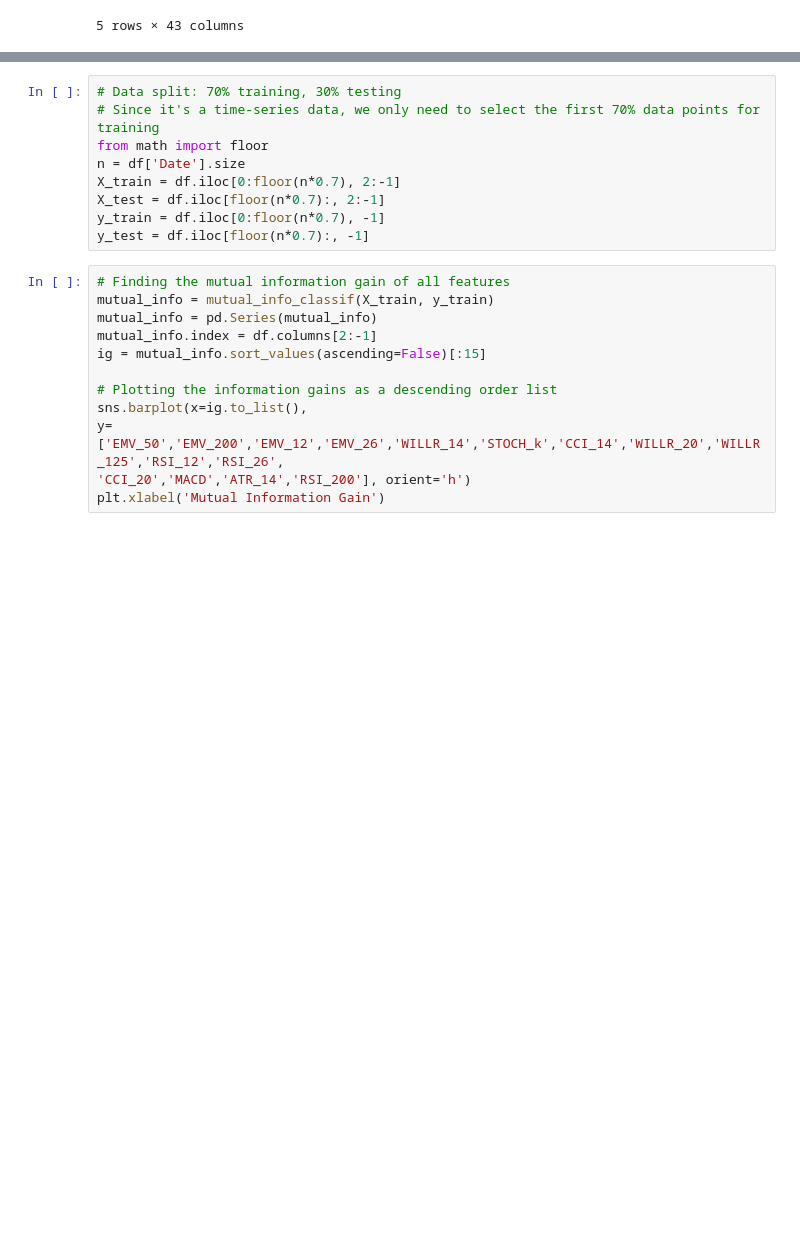
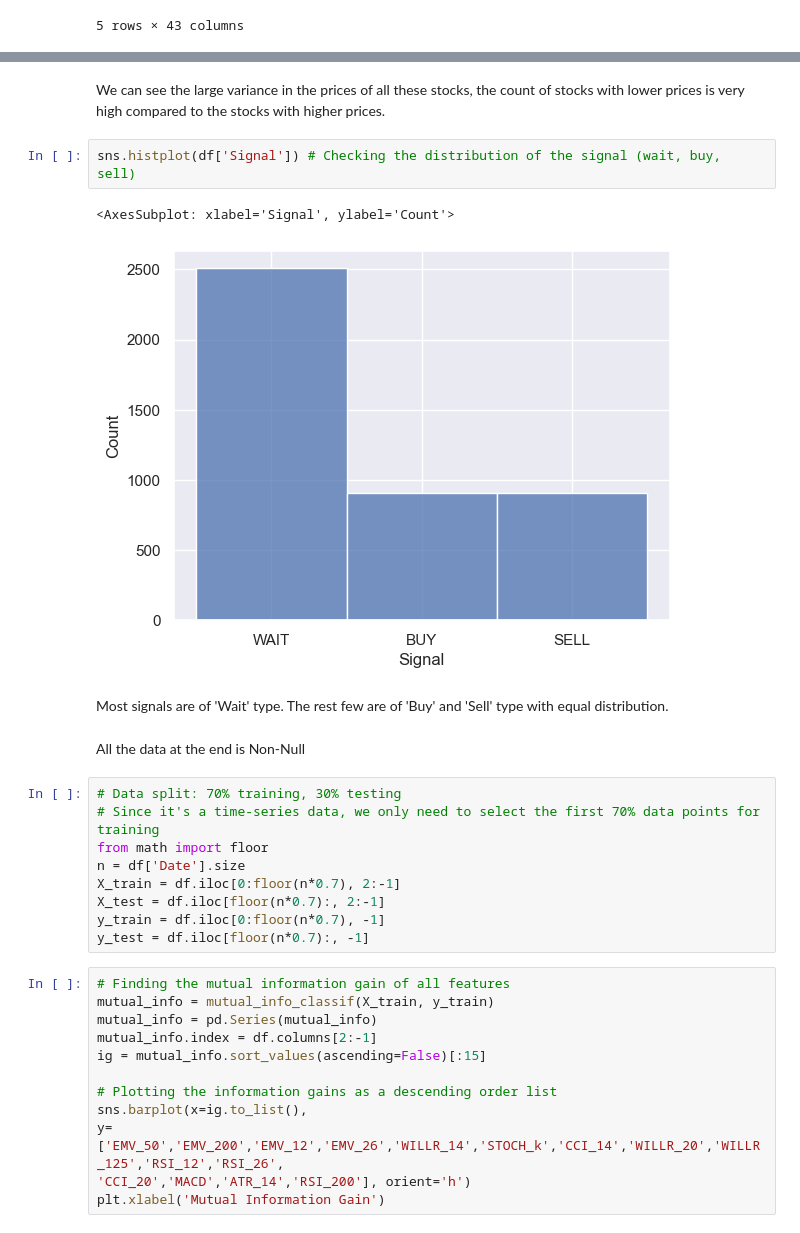
Before and after one commit to Anurag-Gulati-IIITD/Machine_Learning_Monsoon_2022, a Jupyter notebook: src/eda_feature_selection.ipynb, the cells around one changed output, grey strips where cells are left out. Drawn from its saved outputs; the diff is of its cells as text; blank space fills up the shorter version.

```diff
--- a/src/eda_feature_selection.ipynb
+++ b/src/eda_feature_selection.ipynb
@@ -49,3 +107,14 @@ df.head()
+# %% [markdown]
+We can see the large variance in the prices of all these stocks, the count of stocks with lower prices is very high compared to the stocks with higher prices.
+# %%
+sns.histplot(df['Signal']) # Checking the distribution of the signal (wait, buy, sell)
+# %% [output]
+<AxesSubplot: xlabel='Signal', ylabel='Count'>
+[figure, added]
+# %% [markdown]
+Most signals are of 'Wait' type. The rest few are of 'Buy' and 'Sell' type with equal distribution.
+# %% [markdown]
+All the data at the end is Non-Null
 # %%
 # Data split: 70% training, 30% testing
 # Since it's a time-series data, we only need to select the first 70% data points for training
```
Also changed, not shown: parts of 9 cells of this notebook, 2 other files.
